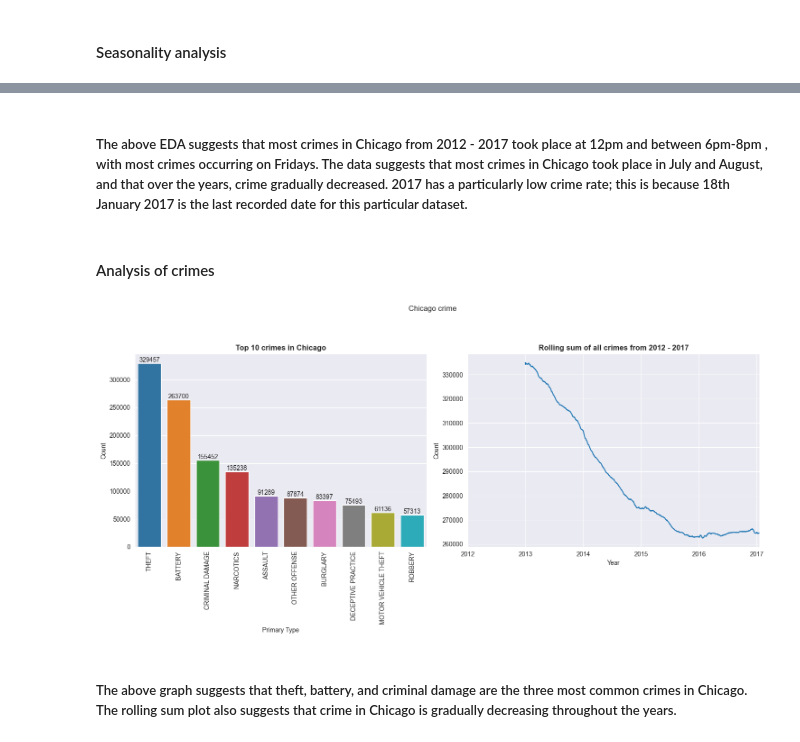
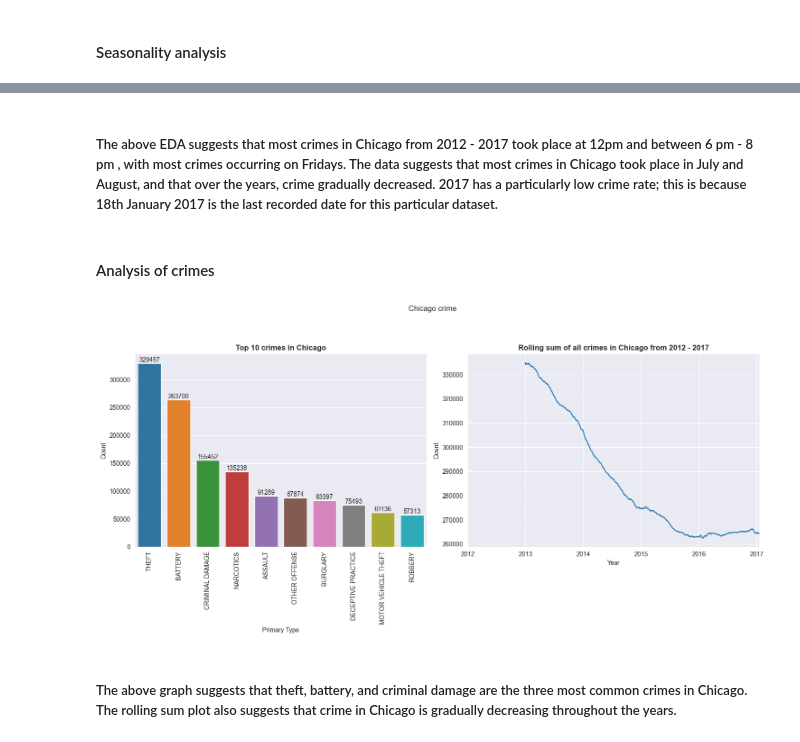
Before and after one commit to BlocknBoom123/CrimePy, a Jupyter notebook: Chicago/ChicagoCrime.ipynb, the cells around one changed output, grey strips where cells are left out. Saved outputs shown, nothing was run; the diff lists cells and outputs as text; code cells hidden in the pictures.

```diff
--- a/Chicago/ChicagoCrime.ipynb
+++ b/Chicago/ChicagoCrime.ipynb
@@ -254,31 +255,31 @@ plt.show()
 # %% [markdown]
-##### The above EDA suggests that most crimes in Chicago from 2012 - 2017 took place at 12pm and between 6pm-8pm , with most crimes occurring on Fridays. The data suggests that most crimes in Chicago took place in July and August, and that over the years, crime gradually decreased. 2017 has a particularly low crime rate; this is because 18th January 2017 is the last recorded date for this particular dataset.
+##### The above EDA suggests that most crimes in Chicago from 2012 - 2017 took place at 12pm and between 6 pm - 8 pm , with most crimes occurring on Fridays. The data suggests that most crimes in Chicago took place in July and August, and that over the years, crime gradually decreased. 2017 has a particularly low crime rate; this is because 18th January 2017 is the last recorded date for this particular dataset.
 # %% [markdown]
 #### Analysis of crimes
 # %%
 fig, axs = plt.subplots(1, 2, figsize=(15, 7))
 topcrimes = df['Primary Type'].value_counts()[:10] #Get top 10 occuring crimes
 
 ax = sns.barplot(x=topcrimes.index, y=topcrimes.values, ax=axs[0])
 ax1 = df.resample('D').size().rolling(365).sum().plot(ax=axs[1]) #Rolling sum
 
 for i in ax.containers:
     ax.bar_label(i,) #Add value at the top of each bar
 
 ax.set_xlabel('Primary Type')
 ax.set_ylabel('Count')
 ax.set_title('Top 10 crimes in Chicago', weight='bold')
 ax.set_xticks(range(0,len(topcrimes.index)), topcrimes.index, rotation=90) #Rotate by 90 degrees
 
 ax1.set_xlabel('Year')
 ax1.set_ylabel('Count')
-ax1.set_title('Rolling sum of all crimes from 2012 - 2017', weight='bold')
+ax1.set_title('Rolling sum of all crimes in Chicago from 2012 - 2017', weight='bold')
 
 fig.suptitle("Chicago crime", y=1.06) #Main title
 plt.tight_layout()
 plt.show()
 # %% [output]
-[figure, old version]
+[figure, new version]
 # %% [markdown]
 ##### The above graph suggests that theft, battery, and criminal damage are the three most common crimes in Chicago. The rolling sum plot also suggests that crime in Chicago is gradually decreasing throughout the years.
 # %% [markdown]
```
Also changed, not shown: parts of 31 cells of this notebook, 6 other files.
